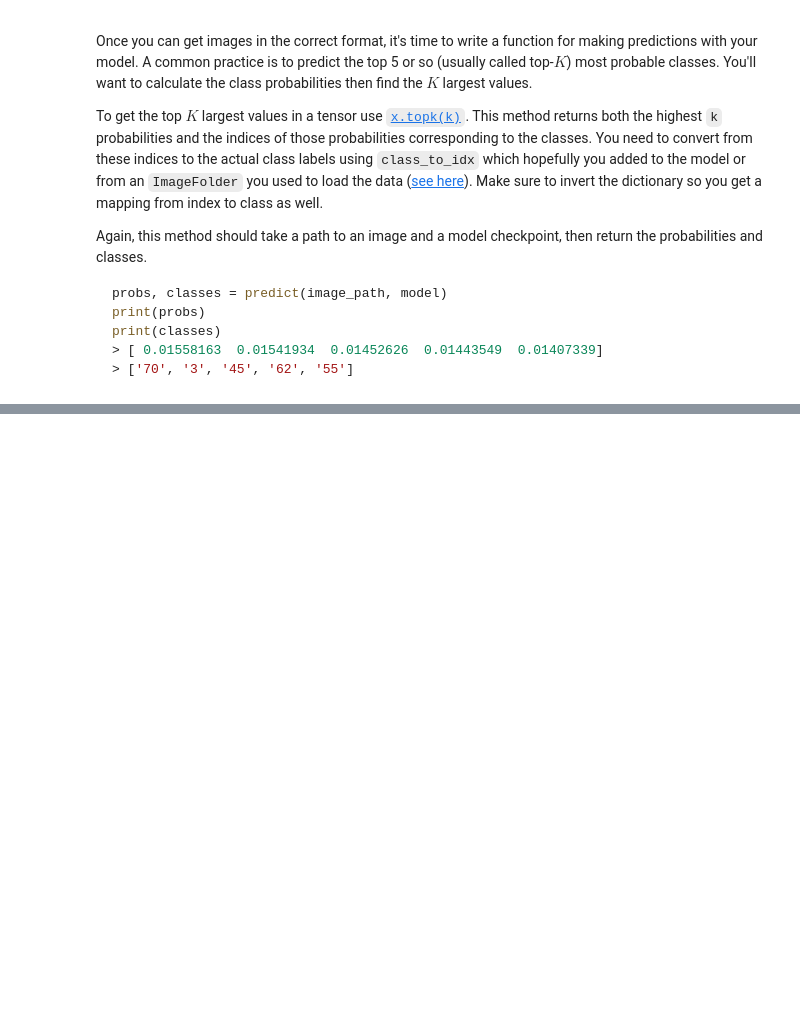
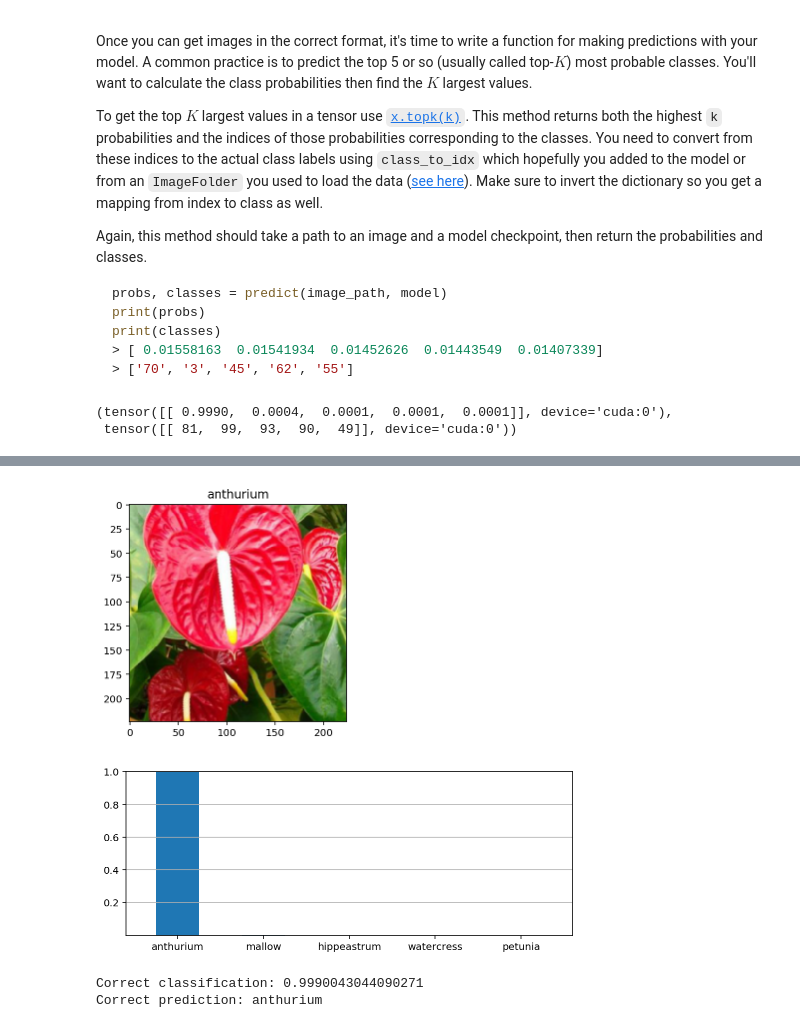
Before and after one commit to knishina/image_classifier, a Jupyter notebook: Image Classifier Project.ipynb, the cells around one changed output, grey strips where cells are left out. Cells and saved outputs as stored; diff of their text form; code cells hidden in the pictures; blank space fills up the shorter version.

```diff
--- a/Image Classifier Project.ipynb
+++ b/Image Classifier Project.ipynb
@@ -88,3 +89,5 @@ testloader = torch.utils.data.DataLoader(test_data,
                                         batch_size = 64)
 validloader = torch.utils.data.DataLoader(valid_data,
                                          batch_size = 64)
+
+class_to_idx = train_data.class_to_idx
@@ -370,3 +506,9 @@ def predict(image_path, model, topk=5):
+# %%
+image_path = "flowers/test/80/image_01983.jpg"
+predict(image_path, model, topk=5)
+# %% [output]
+(tensor([[ 0.9990,  0.0004,  0.0001,  0.0001,  0.0001]], device='cuda:0'),
+ tensor([[ 81,  99,  93,  90,  49]], device='cuda:0'))
 # %% [markdown]
 ## Sanity Checking
 
@@ -379,0 +520,40 @@ You can convert from the class integer encoding to actual flower names with the
+# %%
+# TODO: Display an image along with the top 5 classes
+check_image_path = "flowers/test/80/image_01983.jpg"
+
+top_prob, top_classes = predict(check_image_path, model)
+top_classes = list(np.array(top_classes)[0])
+
+labels = []
+for class_idx in top_classes:
+    string_label = list(class_to_idx.keys())[list(class_to_idx.values()).index(int(class_idx))]
+    actual_label = cat_to_name[string_label]
+    labels.append(actual_label)
+
+axs = imshow(process_image(check_image_path), title=cat_to_name["80"])
+
+a = list(np.array(top_prob[0]))
+b = labels
+
+
+N=float(len(b))
+fig,ax = plt.subplots(figsize=(8,3))
+width = 0.5
+tickLocations = np.arange(N)
+ax.bar(tickLocations, a, width, linewidth=4.0, align = "center")
+ax.set_xticks(ticks = tickLocations)
+ax.set_xticklabels(b)
+ax.set_xlim(min(tickLocations)-0.6,max(tickLocations)+0.6)
+ax.set_yticks([0.2,0.4,0.6,0.8,1,1.2])
+ax.set_ylim((0,1))
+ax.yaxis.grid(True)
+
+plt.show()
+print(f"Correct classification: {a[0]}")
+print(f"Correct prediction: {b[0]}")
+# How do you turn the plot sideways?
+# %% [output]
+[figure, added]
+[figure, added]
+Correct classification: 0.9990043044090271
+Correct prediction: anthurium
```
Also changed, not shown: parts of 31 cells of this notebook.
